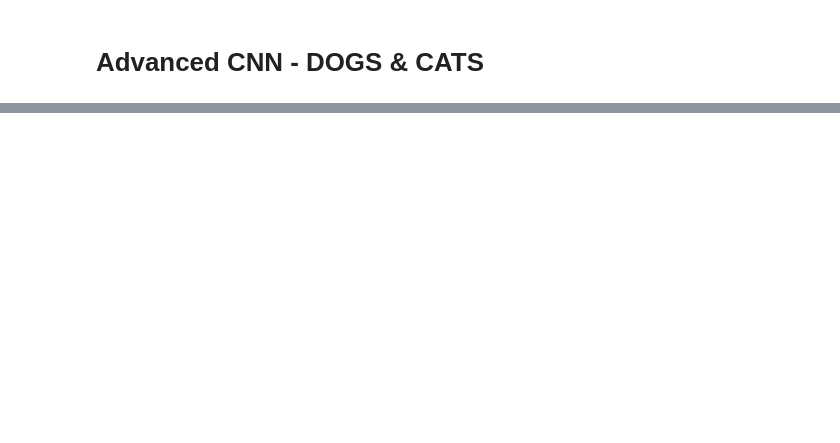
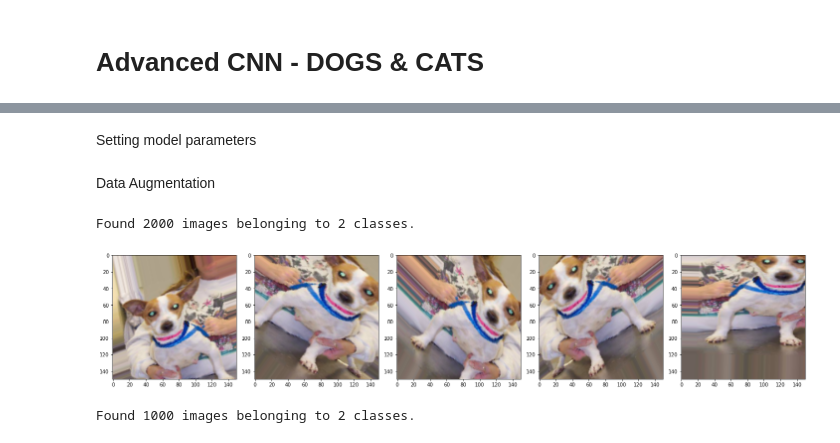
Before and after one commit to iBoxerman/tf-intro, a Jupyter notebook: TF_intro.ipynb, the cells around one changed output, grey strips where cells are left out. Cells and saved outputs as stored; diff of their text form; code cells hidden in the pictures; blank space fills up the shorter version.

```diff
--- a/TF_intro.ipynb
+++ b/TF_intro.ipynb
@@ -287,0 +399,10 @@ input_shape = (150,150, 3) # 3 for RGB
+# %%
+base_dir = os.path.join(zip_dir_base, 'cats_and_dogs_filtered')
+
+train_dir = os.path.join(base_dir, 'train')
+train_cats_dir = os.path.join(train_dir,'cats')
+train_dogs_dir = os.path.join(train_dir,'dogs')
+
+validation_dir = os.path.join(base_dir, 'validation')
+validation_cats_dir = os.path.join(validation_dir,'cats')
+validation_dogs_dir = os.path.join(validation_dir,'dogs')
@@ -287,0 +430,45 @@ input_shape = (150,150, 3) # 3 for RGB
+# %% [markdown]
+Setting model parameters
+# %%
+BATCH_SIZE=100
+IMAGE_SHAPE=150
+# %% [markdown]
+Data Augmentation
+# %%
+def plotImages(images_arr):
+  fig, axes = plt.subplots(1,5,figsize=(20,20))
+  axes= axes.flatten()
+  for img,ax in zip(images_arr, axes):
+    ax.imshow(img)
+  plt.tight_layout()
+  plt.show()
+# %%
+image_gen_train = ImageDataGenerator(rescale=1./255,
+                                     rotation_range = 40,
+                                     width_shift_range = 0.2,
+                                     height_shift_range = 0.2,
+                                     shear_range = 0.2,
+                                     zoom_range = 0.2,
+                                     horizontal_flip=True,
+                                     fill_mode = 'nearest')
+train_data_gen = image_gen_train.flow_from_directory(batch_size=BATCH_SIZE,
+                                               directory=train_dir,
+                                               shuffle=True,
+                                               target_size=(IMAGE_SHAPE,IMAGE_SHAPE),
+                                               class_mode = 'binary')
+# %% [output]
+Found 2000 images belonging to 2 classes.
+# %%
+augmented_images = [train_data_gen[0][0][0] for i in range(5)]
+plotImages(augmented_images)
+# %% [output]
+[figure, added]
+# %%
+validation_img_generator = ImageDataGenerator(rescale=1./255)
+validatino_data_gen = validation_img_generator.flow_from_directory(batch_size=BATCH_SIZE,
+                                                                   directory=validation_dir,
+                                                                   shuffle=False,
+                                                                   target_size=(IMAGE_SHAPE,IMAGE_SHAPE),
+                                                                   class_mode='binary')
+# %% [output]
+Found 1000 images belonging to 2 classes.
```
Also changed, not shown: parts of 60 cells of this notebook.
